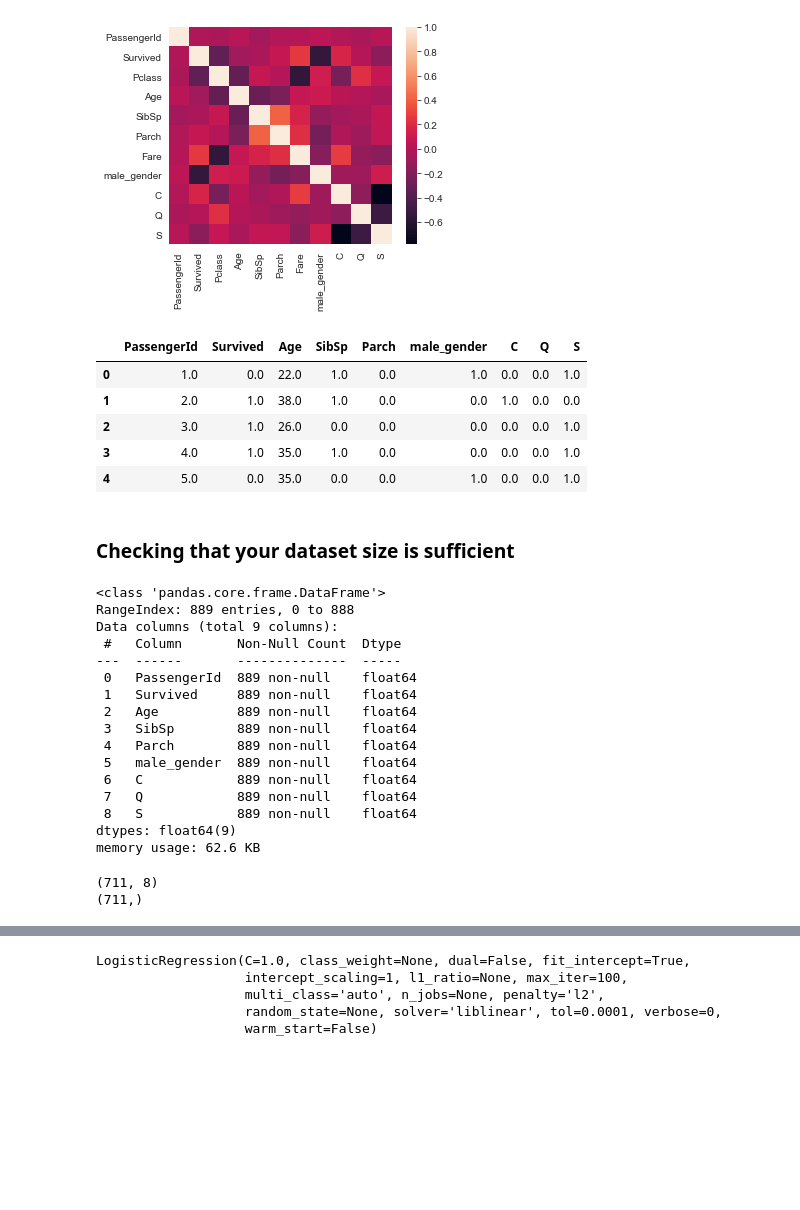
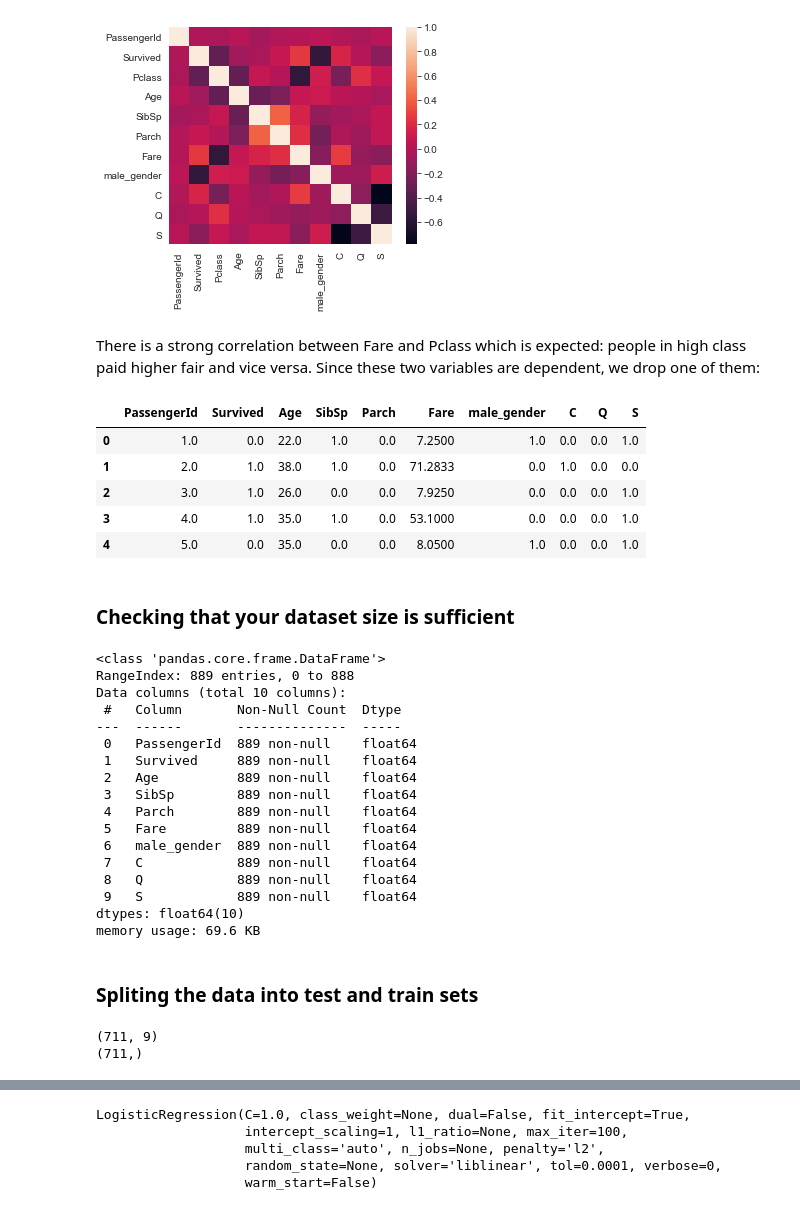
Before and after one commit to Farnaz-Hosseinpour/Machine-Learning-Course, a Jupyter notebook: Logistic_regression.ipynb, the cells around one changed output, grey strips where cells are left out. Cells and saved outputs as stored; diff of their text form; code cells hidden in the pictures; blank space fills up the shorter version.

```diff
--- a/Logistic_regression.ipynb
+++ b/Logistic_regression.ipynb
@@ -29,5 +36,5 @@ sb.set_style('whitegrid')
 # %%
-address = '/Users/c/Downloads/coding/Data Science/Python for Data Science Essential Training Part 2 by Pierson/Exercise Files/Data/titanic-training-data.csv'
+address = './titanic-training-data.csv'
 titanic_training = pd.read_csv(address)
 titanic_training.columns = ['PassengerId', 'Survived', 'Pclass', 'Name', 'Sex', 'Age', 'SibSp', 'Parch', 'Ticket', 'Fare', 'Cabin', 'Embarked']
 print(titanic_training.head())
@@ -309,16 +336,18 @@ sb.heatmap(titanic_dmy.corr())
 # %% [output]
 <matplotlib.axes._subplots.AxesSubplot at 0x...>
 [figure]
+# %% [markdown]
+There is a strong correlation between Fare and Pclass which is expected: people in high class paid higher fair and vice versa. Since these two variables are dependent, we drop one of them:
 # %%
-titanic_dmy.drop(['Fare','Pclass'], axis=1, inplace=True)
+titanic_dmy.drop(['Pclass'], axis=1, inplace=True)
 titanic_dmy.head()
 # %% [output]
-|  | PassengerId | Survived | Age | SibSp | Parch | male_gender | C | Q | S |
-| 0 | 1.0 | 0.0 | 22.0 | 1.0 | 0.0 | 1.0 | 0.0 | 0.0 | 1.0 |
-| 1 | 2.0 | 1.0 | 38.0 | 1.0 | 0.0 | 0.0 | 1.0 | 0.0 | 0.0 |
-| 2 | 3.0 | 1.0 | 26.0 | 0.0 | 0.0 | 0.0 | 0.0 | 0.0 | 1.0 |
-| 3 | 4.0 | 1.0 | 35.0 | 1.0 | 0.0 | 0.0 | 0.0 | 0.0 | 1.0 |
-| 4 | 5.0 | 0.0 | 35.0 | 0.0 | 0.0 | 1.0 | 0.0 | 0.0 | 1.0 |
+|  | PassengerId | Survived | Age | SibSp | Parch | Fare | male_gender | C | Q | S |
+| 0 | 1.0 | 0.0 | 22.0 | 1.0 | 0.0 | 7.2500 | 1.0 | 0.0 | 0.0 | 1.0 |
+| 1 | 2.0 | 1.0 | 38.0 | 1.0 | 0.0 | 71.2833 | 0.0 | 1.0 | 0.0 | 0.0 |
+| 2 | 3.0 | 1.0 | 26.0 | 0.0 | 0.0 | 7.9250 | 0.0 | 0.0 | 0.0 | 1.0 |
+| 3 | 4.0 | 1.0 | 35.0 | 1.0 | 0.0 | 53.1000 | 0.0 | 0.0 | 0.0 | 1.0 |
+| 4 | 5.0 | 0.0 | 35.0 | 0.0 | 0.0 | 8.0500 | 1.0 | 0.0 | 0.0 | 1.0 |
 # %% [markdown]
 ### Checking that your dataset size is sufficient
 # %%
@@ -326,7 +355,7 @@ titanic_dmy.info()
 # %% [output]
 <class 'pandas.core.frame.DataFrame'>
 RangeIndex: 889 entries, 0 to 888
-Data columns (total 9 columns):
+Data columns (total 10 columns):
  #   Column       Non-Null Count  Dtype
 ---  ------       --------------  -----
  0   PassengerId  889 non-null    float64
@@ -334,12 +363,15 @@ Data columns (total 9 columns):
  2   Age          889 non-null    float64
  3   SibSp        889 non-null    float64
  4   Parch        889 non-null    float64
- 5   male_gender  889 non-null    float64
- 6   C            889 non-null    float64
- 7   Q            889 non-null    float64
- 8   S            889 non-null    float64
-dtypes: float64(9)
-memory usage: 62.6 KB
+ 5   Fare         889 non-null    float64
+ 6   male_gender  889 non-null    float64
+ 7   C            889 non-null    float64
+ 8   Q            889 non-null    float64
+ 9   S            889 non-null    float64
+dtypes: float64(10)
+memory usage: 69.6 KB
+# %% [markdown]
+### Spliting the data into test and train sets
 # %%
 X_train, X_test, y_train, y_test = train_test_split(titanic_dmy.drop('Survived', axis=1),
                                                    titanic_dmy['Survived'], test_size=0.2,
@@ -348,7 +380,7 @@ X_train, X_test, y_train, y_test = train_test_split(titanic_dmy.drop('Survived',
 print(X_train.shape)
 print(y_train.shape)
 # %% [output]
-(711, 8)
+(711, 9)
 (711,)
 # %%
 X_train[0:5]
```
Also changed, not shown: parts of 41 cells of this notebook.
